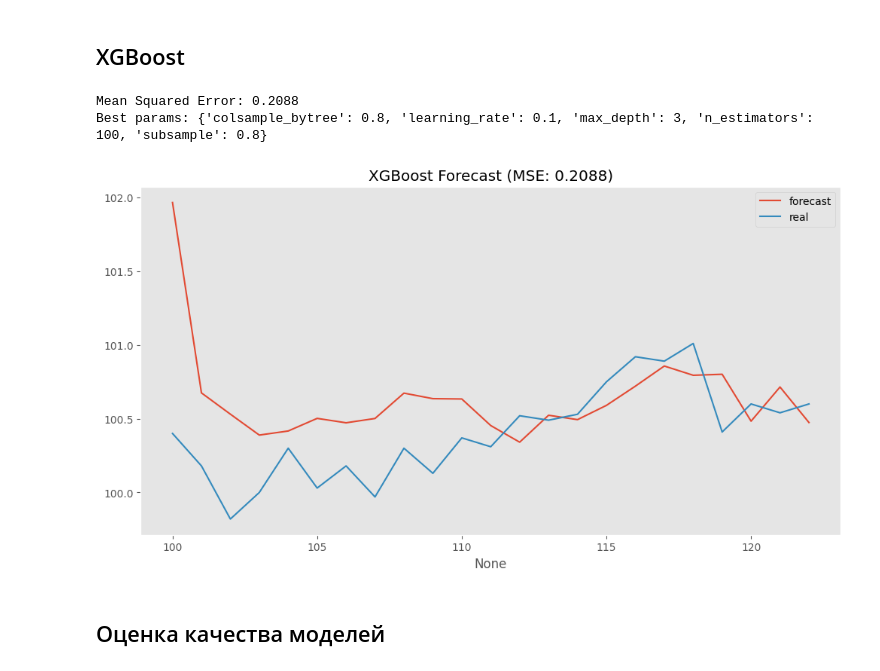
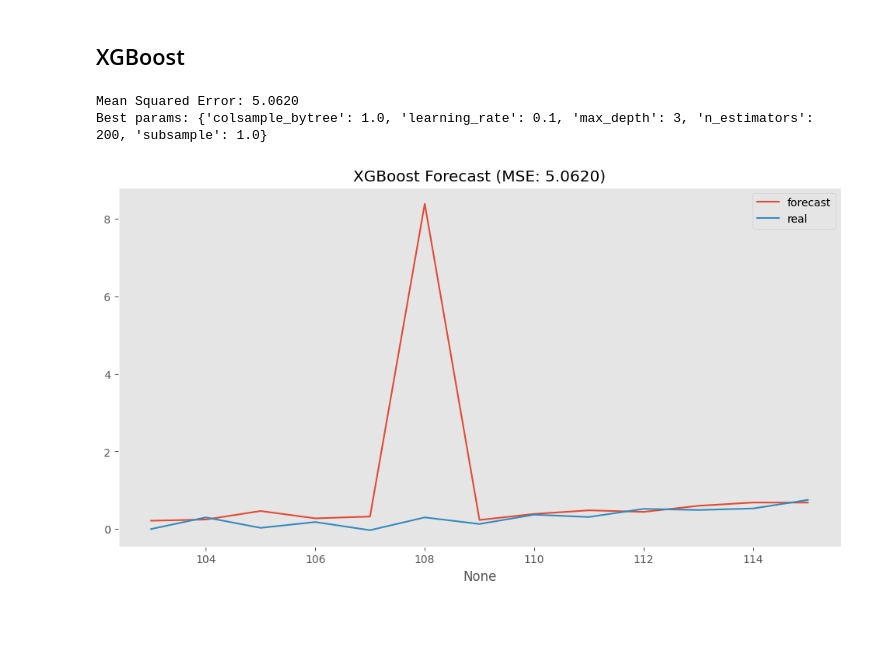
Before and after one commit to askarg/Diploma.-Inflation-model-using-PCA, a Jupyter notebook: stationary_models.ipynb, the cells around one changed output. Saved outputs shown, nothing was run; the diff lists cells and outputs as text; code cells hidden in the pictures; blank space fills up the shorter version.

Commit message:
make defferent models to start searching

```diff
--- a/stationary_models.ipynb
+++ b/stationary_models.ipynb
@@ -260,8 +101,6 @@ plt.fill_between(a_test.index,
 # %% [markdown]
 ## XGBoost
 # %%
-from sklearn.model_selection import GridSearchCV, TimeSeriesSplit
-
 def create_features(df, target_col='inflation', n_lags=3, window_size=3):
     """
     Создает временные признаки для модели:
@@ -276,8 +115,10 @@ def create_features(df, target_col='inflation', n_lags=3, window_size=3):
         df[f'lag_{lag}'] = df[target_col].shift(lag)
 
     # 2. Скользящие статистики
-    df['rolling_mean'] = df[target_col].rolling(window=window_size).mean().shift(1)
-    df['rolling_std'] = df[target_col].rolling(window=window_size).std().shift(1)
+    df['rolling_mean'] = df[target_col].rolling(
+        window=window_size).mean().shift(1)
+    df['rolling_std'] = df[target_col].rolling(
+        window=window_size).std().shift(1)
 
     # 3. Временные фичи из даты
     df['month'] = df['ds'].dt.month
@@ -289,61 +130,62 @@ def create_features(df, target_col='inflation', n_lags=3, window_size=3):
     df['time_idx'] = (df['ds'] - df['ds'].min()).dt.days
 
     return df.dropna()
+
+
 # Загрузка данных
-raw_data = pd.read_csv('regional_data/infl_Российская_Федерация.csv')
-a_train = pd.DataFrame(raw_data.iloc[:97]['inflation'])
-a_test = pd.DataFrame(raw_data.iloc[97:]['inflation'])
+y_train = pd.DataFrame(y_train)
+y_test = pd.DataFrame(y_test)
 
-# Добавляем даты
-a_train['ds'] = pd.date_range(start='2014-01-01', freq='M', periods=97)
-a_test['ds'] = pd.date_range(start='2022-01-01', freq='M', periods=26)
+y_train['ds'] = pd.date_range(
+    start='2014-01-01', freq='M', periods=len(y_train))
+y_test['ds'] = pd.date_range(end='2023-08-31', freq='M', periods=len(y_test))
 
 # Создаем фичи для train и test
-train_feats = create_features(a_train)
-test_feats = create_features(a_test)
+train_feats = create_features(y_train)
+test_feats = create_features(y_test)
+
 
 # Разделяем на X и y
-X_train_1 = train_feats.drop(columns=['inflation', 'ds'])
-y_train_1 = train_feats['inflation']
+X_train_infl = train_feats.drop(columns=['inflation', 'ds']).join(X_train)
+y_train = train_feats['inflation']
 
-X_test_1 = test_feats.drop(columns=['inflation', 'ds'])
-y_test_1 = test_feats['inflation']
+X_test_infl = test_feats.drop(columns=['inflation', 'ds']).join(X_test)
+y_test = test_feats['inflation']
 
 # Настройка кросс-валидации для временных рядов
 tscv = TimeSeriesSplit(n_splits=3)
 # Параметры для подбора
 param_grid = {
     'n_estimators': [100, 200],
     'max_depth': [3, 5],
     'learning_rate': [0.01, 0.1],
     'subsample': [0.8, 1.0],
     'colsample_bytree': [0.8, 1.0]
 }
 
 # Инициализация и обучение модели
 xgb_model = XGBRegressor(objective='reg:squarederror', random_state=42)
-grid_search = GridSearchCV(xgb_model, param_grid, cv=tscv, scoring='neg_mean_squared_error', n_jobs=-1)
-grid_search.fit(X_train_1, y_train_1)
+grid_search = GridSearchCV(
+    xgb_model, param_grid, cv=tscv, scoring='neg_mean_squared_error', n_jobs=-1)
+grid_search.fit(X_train_infl, y_train)
 
 # Предсказание
-xgb_pred = grid_search.predict(X_test_1)
+xgb_pred = grid_search.predict(X_test_infl)
 
 # Оценка качества
-mse = mean_squared_error(y_test_1, xgb_pred)
+mse = mean_squared_error(y_test, xgb_pred)
 print(f"Mean Squared Error: {mse:.4f}")
 print(f"Best params: {grid_search.best_params_}")
 
 # Визуализация
 plt.figure(figsize=(12, 6))
-sb.lineplot(x=y_test_1.index, y=xgb_pred, label='forecast')
-y_test_1.plot(label='real')
+sb.lineplot(x=y_test.index, y=xgb_pred, label='forecast')
+y_test.plot(label='real')
 plt.title(f"XGBoost Forecast (MSE: {mse:.4f})")
 plt.legend()
 plt.grid()
 plt.show()
 # %% [output]
-Mean Squared Error: 0.2088
-Best params: {'colsample_bytree': 0.8, 'learning_rate': 0.1, 'max_depth': 3, 'n_estimators': 100, 'subsample': 0.8}
+Mean Squared Error: 5.0620
+Best params: {'colsample_bytree': 1.0, 'learning_rate': 0.1, 'max_depth': 3, 'n_estimators': 200, 'subsample': 1.0}
-[figure, old version]
+[figure, new version]
-# %% [markdown]
-## Оценка качества моделей
```
Also changed, not shown: parts of 18 cells of this notebook, 12 other files.
